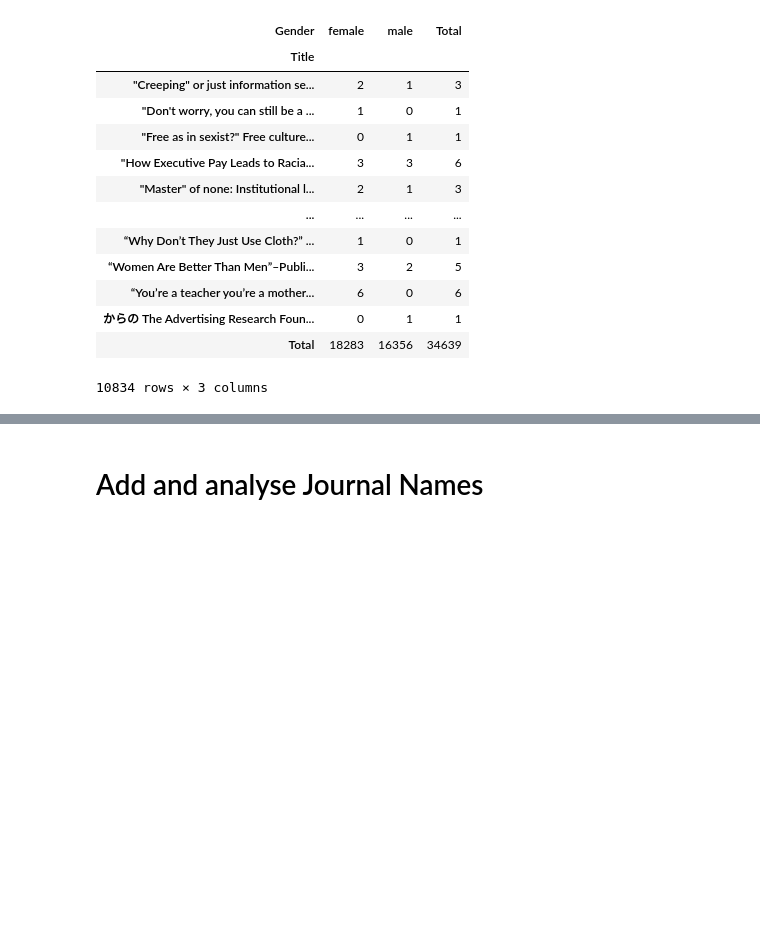
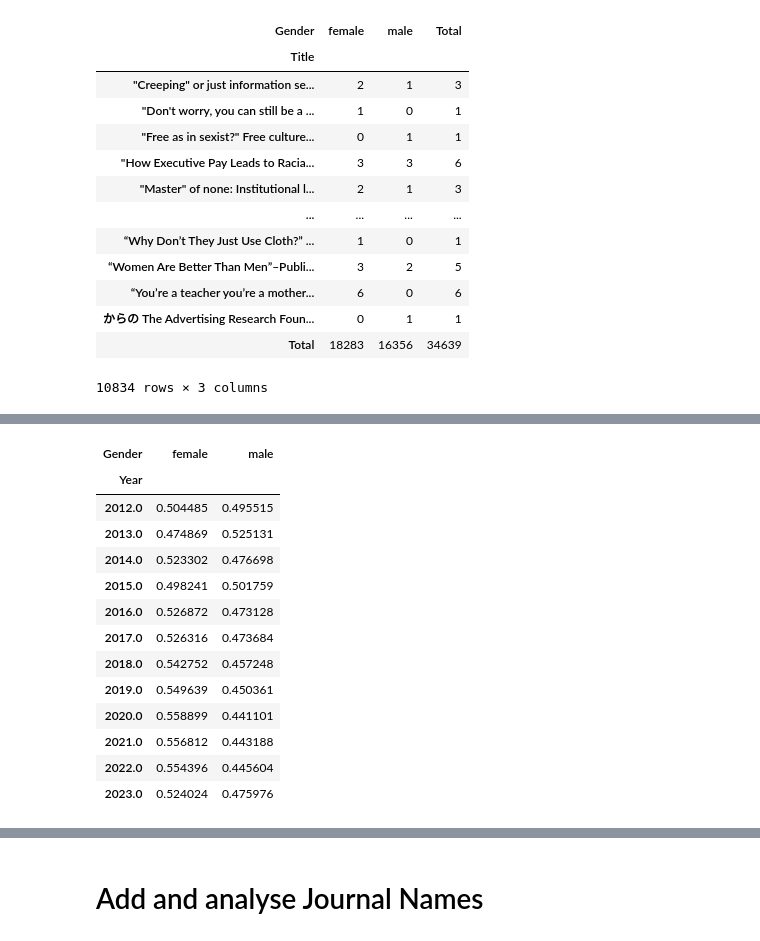
Before and after one commit to hexann666/MSc_gender_bias, a Jupyter notebook: semantic_scholar.ipynb, the cells around one changed output, grey strips where cells are left out. Cells and saved outputs as stored; diff of their text form; code cells hidden in the pictures; blank space fills up the shorter version.

```diff
--- a/semantic_scholar.ipynb
+++ b/semantic_scholar.ipynb
@@ -1881,0 +2056,18 @@ fig.show()
+# %%
+ctab_year_gender = crosstab(df_authors_full_fin.Year, df_authors_full_fin.Gender,normalize='index')
+ctab_year_gender
+# %% [output]
+| Gender | female | male |
+| Year |  |  |
+| 2012.0 | 0.504485 | 0.495515 |
+| 2013.0 | 0.474869 | 0.525131 |
+| 2014.0 | 0.523302 | 0.476698 |
+| 2015.0 | 0.498241 | 0.501759 |
+| 2016.0 | 0.526872 | 0.473128 |
+| 2017.0 | 0.526316 | 0.473684 |
+| 2018.0 | 0.542752 | 0.457248 |
+| 2019.0 | 0.549639 | 0.450361 |
+| 2020.0 | 0.558899 | 0.441101 |
+| 2021.0 | 0.556812 | 0.443188 |
+| 2022.0 | 0.554396 | 0.445604 |
+| 2023.0 | 0.524024 | 0.475976 |
```
Also changed, not shown: parts of 50 cells of this notebook.
